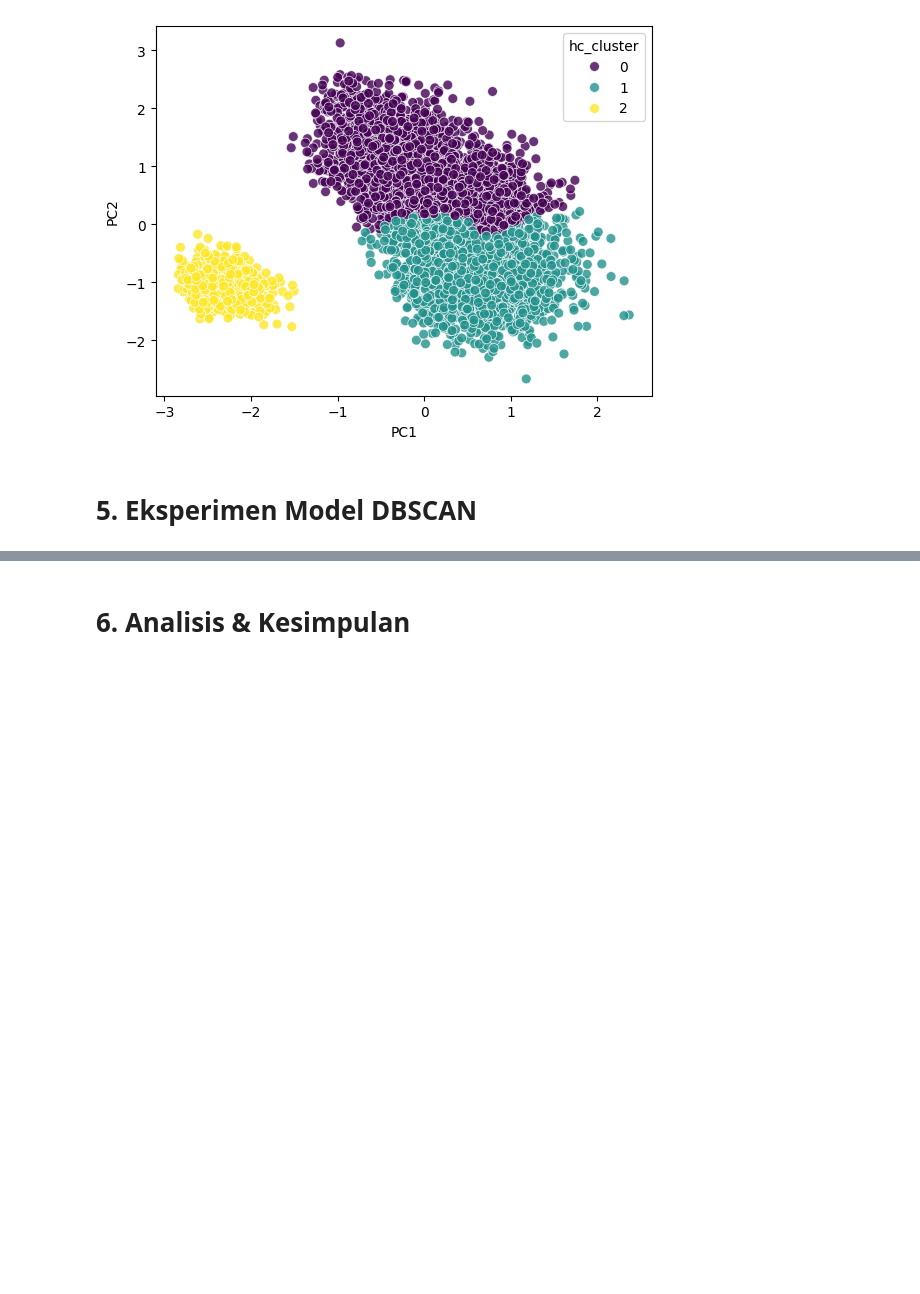
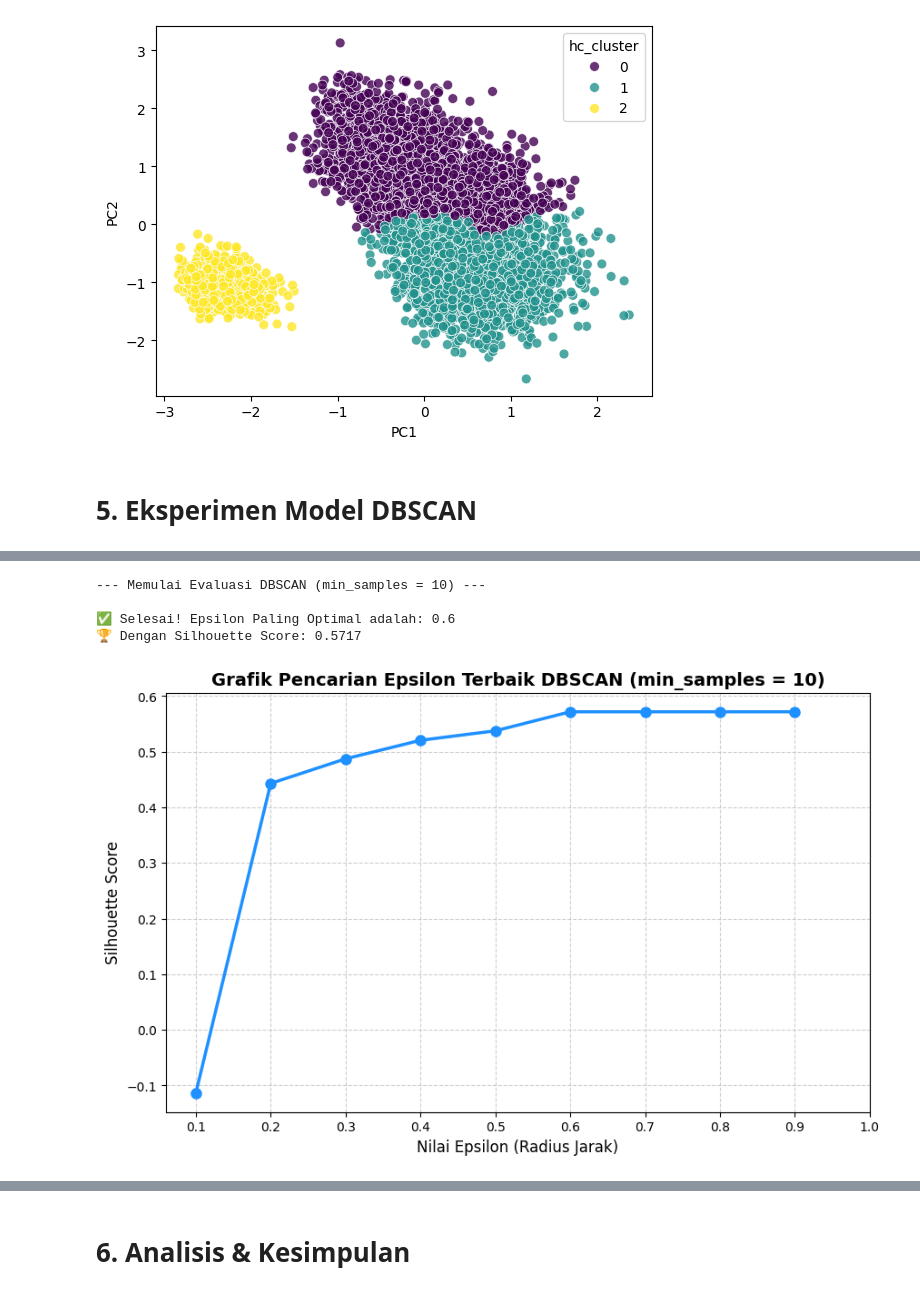
Before and after one commit to hisyamssyr/unsupervised-learning, a Jupyter notebook: Pembelajaran_Mesin_Tugas_1.ipynb, the cells around one changed output, grey strips where cells are left out. Saved outputs shown, nothing was run; the diff lists cells and outputs as text; code cells hidden in the pictures; blank space fills up the shorter version.

```diff
--- a/Pembelajaran_Mesin_Tugas_1.ipynb
+++ b/Pembelajaran_Mesin_Tugas_1.ipynb
@@ -389,3 +389,5 @@ sns.scatterplot(x='PC1', y='PC2', hue='hc_cluster', data=df_hc, palette='viridis
 [figure]
 # %% [markdown]
 # 5. Eksperimen Model DBSCAN
+# %%
+df_dbscan = df_scaled.copy()
@@ -391,0 +431,59 @@ sns.scatterplot(x='PC1', y='PC2', hue='hc_cluster', data=df_hc, palette='viridis
+# %%
+import matplotlib.pyplot as plt
+
+# Parameter Anda
+epsilon = [0.1, 0.2, 0.3, 0.4, 0.5, 0.6, 0.7, 0.8, 0.9, 1.0]
+min_samples_fixed = 10
+
+# Siapkan list kosong untuk sumbu X (Epsilon valid) dan Sumbu Y (Skor)
+eps_valid = []
+sil_scores = []
+max_value = (0, -1)  # (best_epsilon, best_score)
+
+print(f"--- Memulai Evaluasi DBSCAN (min_samples = {min_samples_fixed}) ---")
+
+for eps in epsilon:
+    # Jalankan DBSCAN
+    db = DBSCAN(min_samples=min_samples_fixed, eps=eps).fit(df_dbscan)
+    unique_labels = set(db.labels_)
+
+    # Hanya hitung Silhouette jika minimal ada 2 grup (termasuk grup 'Noise')
+    if len(unique_labels) >= 2:
+        labels = db.labels_
+        silhouette_avg = silhouette_score(df_dbscan, labels)
+
+        # Simpan koordinat X dan Y untuk grafik
+        eps_valid.append(eps)
+        sil_scores.append(silhouette_avg)
+
+        # Catat juara tertingginya
+        if silhouette_avg > max_value[1]:
+            max_value = (eps, silhouette_avg)
+
+# --- BAGIAN REPORT TEXT ---
+if len(eps_valid) > 0:
+    print(f"\n✅ Selesai! Epsilon Paling Optimal adalah: {max_value[0]}")
+    print(f"🏆 Dengan Silhouette Score: {max_value[1]:.4f}")
+else:
+    print("\n⚠️ PERINGATAN: Tidak ada Epsilon yang berhasil membentuk >= 2 kluster.")
+
+# --- BAGIAN VISUALISASI GRAFIK ---
+plt.figure(figsize=(10, 6))
+
+# Gambar garis line plot (dengan penanda titik bulat 'o')
+plt.plot(eps_valid, sil_scores, marker='o', linestyle='-', color='dodgerblue', linewidth=2.5, markersize=8)
+
+# Percantik Grafik
+plt.title(f'Grafik Pencarian Epsilon Terbaik DBSCAN (min_samples = {min_samples_fixed})', fontsize=14, fontweight='bold')
+plt.xlabel('Nilai Epsilon (Radius Jarak)', fontsize=12)
+plt.ylabel('Silhouette Score', fontsize=12)
+plt.xticks(epsilon) # Paksa sumbu X menampilkan angka epsilon yang dicek persis
+plt.grid(True, linestyle='--', alpha=0.6)
+
+plt.show()
+# %% [output]
+--- Memulai Evaluasi DBSCAN (min_samples = 10) ---
+
+✅ Selesai! Epsilon Paling Optimal adalah: 0.6
+🏆 Dengan Silhouette Score: 0.5717
+[figure, added]
```
Also changed, not shown: parts of 3 cells of this notebook.
